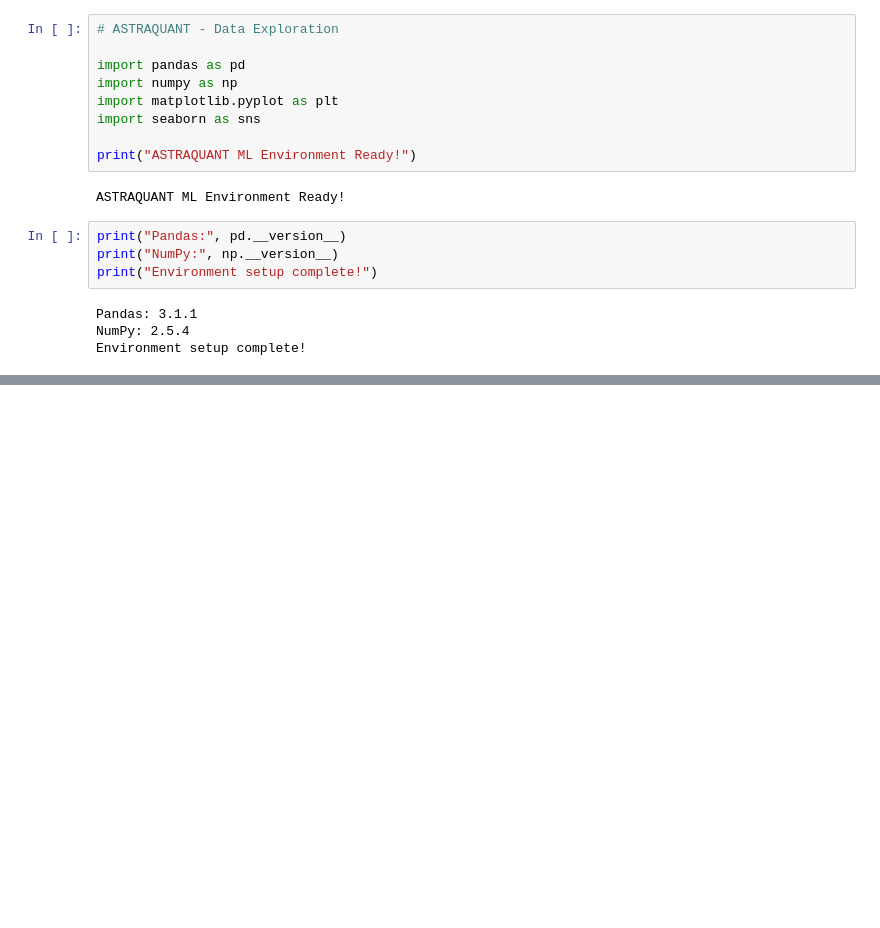
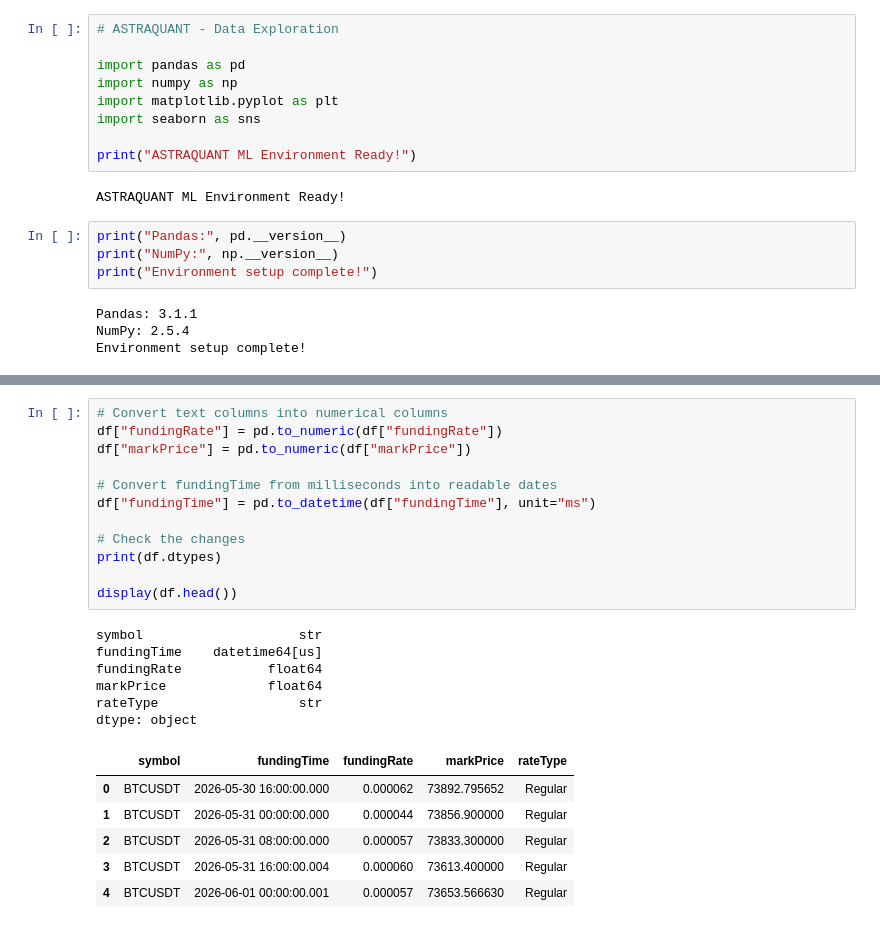
Before and after one commit to niyati273/KRYPT, a Jupyter notebook: 01_data_exploration.ipynb, the cells around one changed output, grey strips where cells are left out. Saved outputs shown, nothing was run; the diff lists cells and outputs as text; blank space fills up the shorter version.

```diff
--- a/01_data_exploration.ipynb
+++ b/01_data_exploration.ipynb
@@ -35,0 +149,25 @@ Environment setup complete!
+# %%
+# Convert text columns into numerical columns
+df["fundingRate"] = pd.to_numeric(df["fundingRate"])
+df["markPrice"] = pd.to_numeric(df["markPrice"])
+
+# Convert fundingTime from milliseconds into readable dates
+df["fundingTime"] = pd.to_datetime(df["fundingTime"], unit="ms")
+
+# Check the changes
+print(df.dtypes)
+
+display(df.head())
+# %% [output]
+symbol                    str
+fundingTime    datetime64[us]
+fundingRate           float64
+markPrice             float64
+rateType                  str
+dtype: object
+|  | symbol | fundingTime | fundingRate | markPrice | rateType |
+| 0 | BTCUSDT | 2026-05-30 16:00:00.000 | 0.000062 | 73892.795652 | Regular |
+| 1 | BTCUSDT | 2026-05-31 00:00:00.000 | 0.000044 | 73856.900000 | Regular |
+| 2 | BTCUSDT | 2026-05-31 08:00:00.000 | 0.000057 | 73833.300000 | Regular |
+| 3 | BTCUSDT | 2026-05-31 16:00:00.004 | 0.000060 | 73613.400000 | Regular |
+| 4 | BTCUSDT | 2026-06-01 00:00:00.001 | 0.000057 | 73653.566630 | Regular |
```
Also changed, not shown: parts of 24 cells of this notebook, 13 other files.
